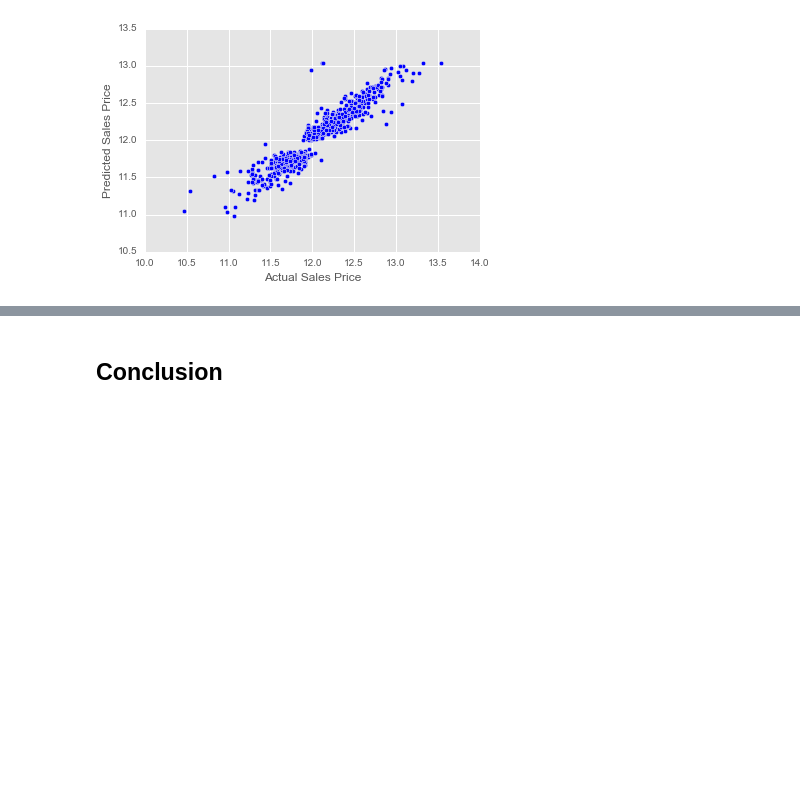
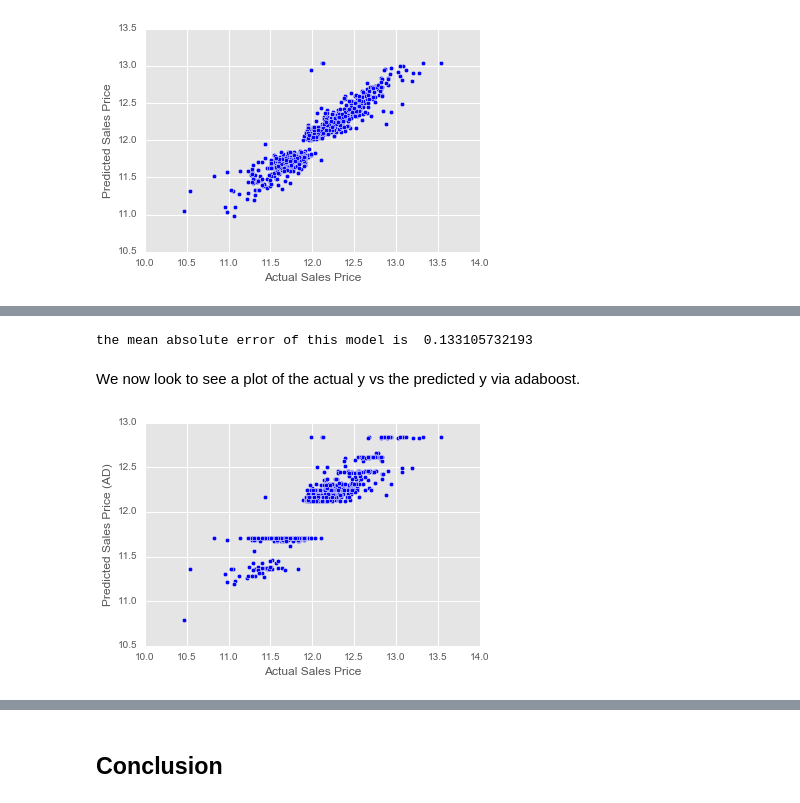
Before and after one commit to ysriram1/Analyzing-Housing-Data, a Jupyter notebook: Exploring Housing Data.ipynb, the cells around one changed output, grey strips where cells are left out. Cells and saved outputs as stored; diff of their text form; code cells hidden in the pictures; blank space fills up the shorter version.

Commit message:
added adaboost

```diff
--- a/Exploring Housing Data.ipynb
+++ b/Exploring Housing Data.ipynb
@@ -431,0 +454,17 @@ Based on this plot we see that our model is able to generate values quite close
+# %%
+ad_final = AdaBoostRegressor(random_state=seed, learning_rate=0.2,n_estimators=22).fit(X_train, y_train)
+y_pred_ad = ad_final.predict(X_test)
+mae = mean_absolute_error(y_test, y_pred_ad)
+print 'the mean absolute error of this model is ', mae
+# %% [output]
+the mean absolute error of this model is  0.133105732193
+# %% [markdown]
+We now look to see a plot of the actual y vs the predicted y via adaboost.
+# %%
+# We also visualize the results
+plt.scatter(y_test, y_pred_ad)
+plt.xlabel('Actual Sales Price')
+plt.ylabel('Predicted Sales Price (AD)')
+plt.show()
+# %% [output]
+[figure, added]
```
Also changed, not shown: parts of 11 cells of this notebook.
